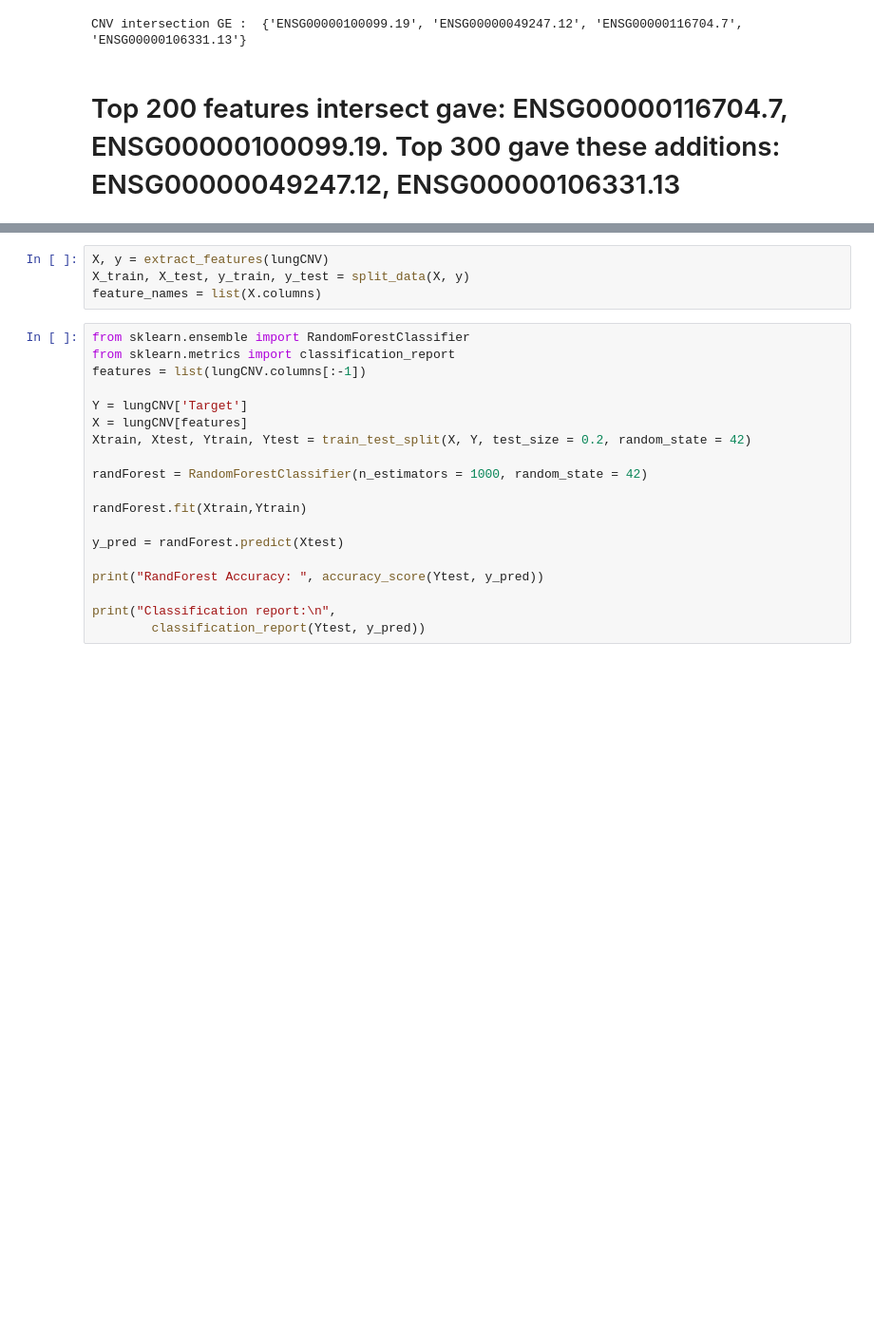
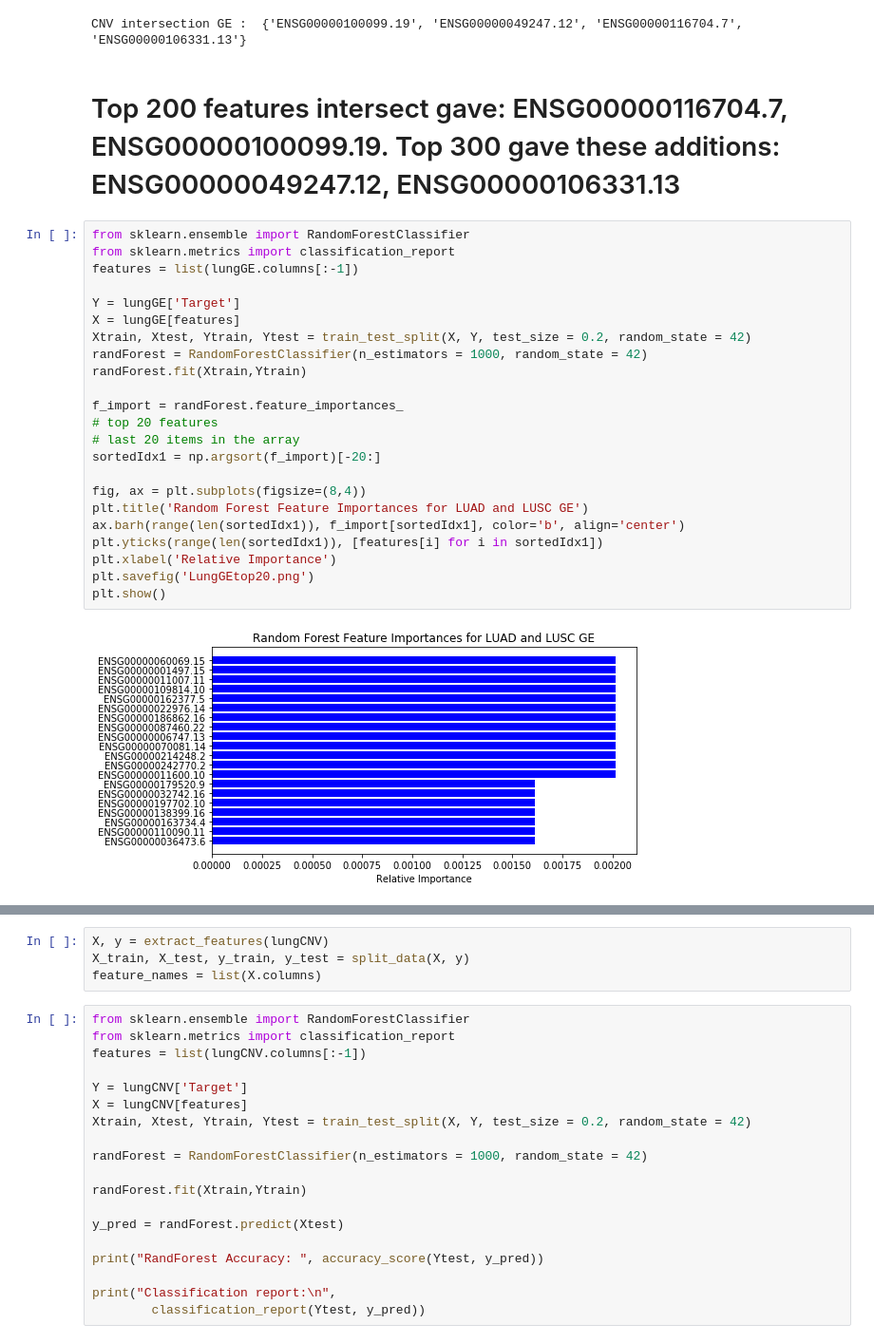
Before and after one commit to estherb-s/CompBio-1, a Jupyter notebook: CNV_Analysis.ipynb, the cells around one changed output, grey strips where cells are left out. Shown at 95% size. Saved outputs shown, nothing was run; the diff lists cells and outputs as text; blank space fills up the shorter version.

Commit message:
Plotted graphs

```diff
--- a/CNV_Analysis.ipynb
+++ b/CNV_Analysis.ipynb
@@ -129,3 +129,28 @@ for n in num_features:
 CNV intersection GE :  {'ENSG00000100099.19', 'ENSG00000049247.12', 'ENSG00000116704.7', 'ENSG00000106331.13'}
 # %% [markdown]
 # Top 200 features intersect gave: ENSG00000116704.7, ENSG00000100099.19. Top 300 gave these additions: ENSG00000049247.12, ENSG00000106331.13
+# %%
+from sklearn.ensemble import RandomForestClassifier
+from sklearn.metrics import classification_report
+features = list(lungGE.columns[:-1])
+
+Y = lungGE['Target']
+X = lungGE[features]
+Xtrain, Xtest, Ytrain, Ytest = train_test_split(X, Y, test_size = 0.2, random_state = 42)
+randForest = RandomForestClassifier(n_estimators = 1000, random_state = 42)
+randForest.fit(Xtrain,Ytrain)
+
+f_import = randForest.feature_importances_
+# top 20 features
+# last 20 items in the array
+sortedIdx1 = np.argsort(f_import)[-20:]
+
+fig, ax = plt.subplots(figsize=(8,4))
+plt.title('Random Forest Feature Importances for LUAD and LUSC GE')
+ax.barh(range(len(sortedIdx1)), f_import[sortedIdx1], color='b', align='center')
+plt.yticks(range(len(sortedIdx1)), [features[i] for i in sortedIdx1])
+plt.xlabel('Relative Importance')
+plt.savefig('LungGEtop20.png')
+plt.show()
+# %% [output]
+[figure, added]
```
Also changed, not shown: parts of 8 cells of this notebook.
